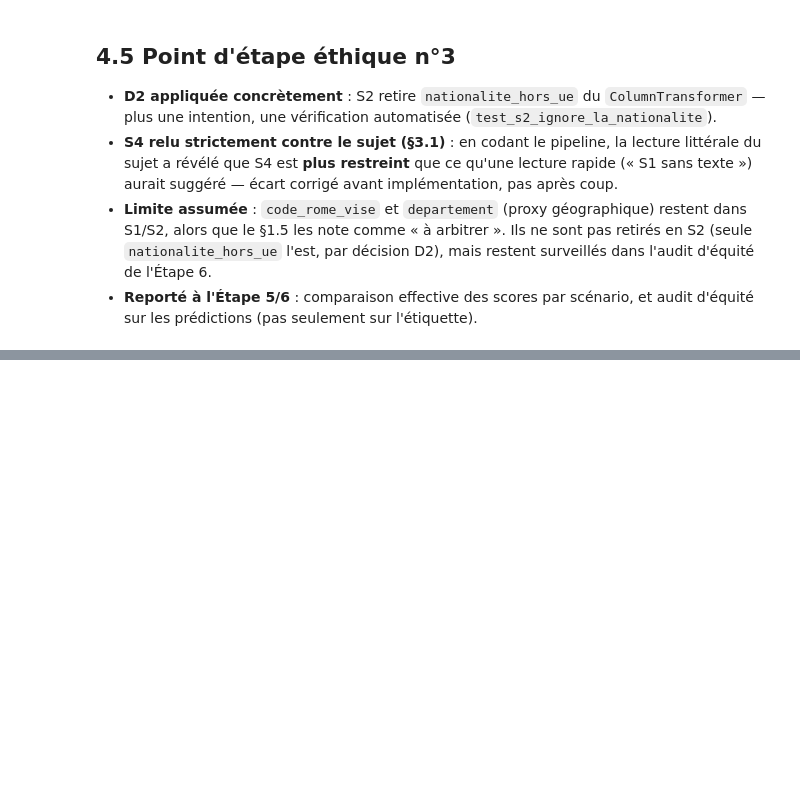
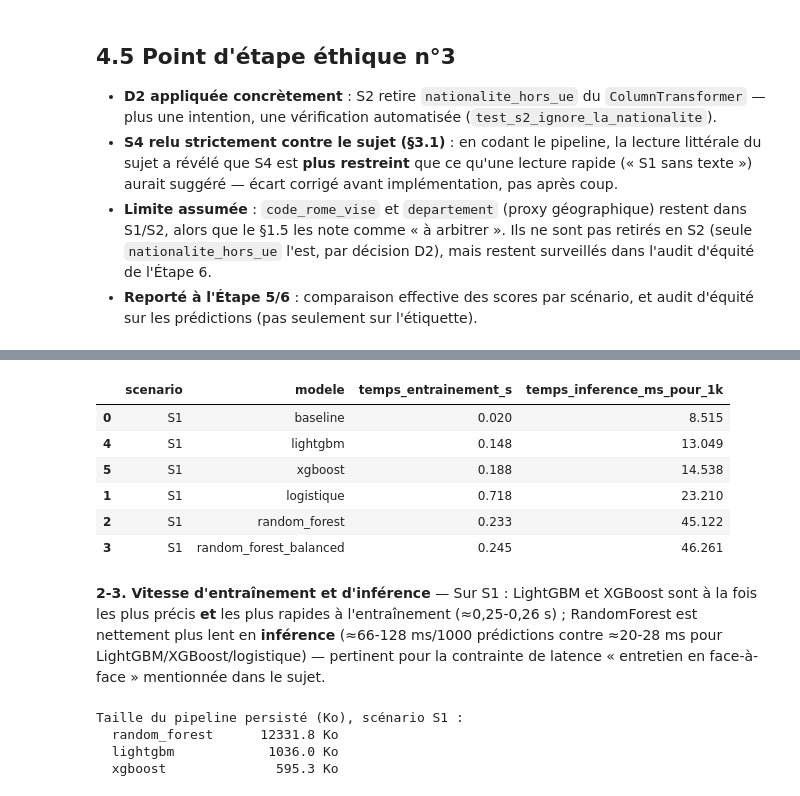
Before and after one commit to A949196/Cas_usage_Certif, a Jupyter notebook: notebook/use_case.ipynb, the cells around one changed output, grey strips where cells are left out. Cells and saved outputs as stored; diff of their text form; code cells hidden in the pictures; blank space fills up the shorter version.

```diff
--- a/notebook/use_case.ipynb
+++ b/notebook/use_case.ipynb
@@ -508,0 +603,38 @@ La fiche traite d'une pipeline d'ingestion base de données (migration, ingestio
+# %%
+colonnes_vitesse = ["scenario", "modele", "temps_entrainement_s", "temps_inference_ms_pour_1k"]
+resultats_benchmark.query("scenario == 'S1'")[colonnes_vitesse].round(3).sort_values("temps_inference_ms_pour_1k")
+# %% [output]
+|  | scenario | modele | temps_entrainement_s | temps_inference_ms_pour_1k |
+| 0 | S1 | baseline | 0.020 | 8.515 |
+| 4 | S1 | lightgbm | 0.148 | 13.049 |
+| 5 | S1 | xgboost | 0.188 | 14.538 |
+| 1 | S1 | logistique | 0.718 | 23.210 |
+| 2 | S1 | random_forest | 0.233 | 45.122 |
+| 3 | S1 | random_forest_balanced | 0.245 | 46.261 |
+# %% [markdown]
+**2-3. Vitesse d'entraînement et d'inférence** — Sur S1 : LightGBM et XGBoost sont à la fois les plus précis **et** les plus rapides à l'entraînement (≈0,25-0,26 s) ; RandomForest est nettement plus lent en **inférence** (≈66-128 ms/1000 prédictions contre ≈20-28 ms pour LightGBM/XGBoost/logistique) — pertinent pour la contrainte de latence « entretien en face-à-face » mentionnée dans le sujet.
+# %%
+import io
+import joblib
+from sklearn.pipeline import Pipeline
+
+tailles = {}
+for nom, modele in [
+    ("random_forest", RandomForestClassifier(random_state=SEED, n_jobs=-1)),
+    ("lightgbm", LGBMClassifier(random_state=SEED, verbosity=-1)),
+    ("xgboost", XGBClassifier(random_state=SEED, eval_metric="mlogloss", n_jobs=1)),
+]:
+    pipe = Pipeline([("pre", construire_preprocesseur("S1")), ("m", modele)])
+    pipe.fit(X_train, y_train)
+    buf = io.BytesIO()
+    joblib.dump(pipe, buf)
+    tailles[nom] = round(buf.tell() / 1024, 1)
+
+print("Taille du pipeline persisté (Ko), scénario S1 :")
+for nom, taille in tailles.items():
+    print(f"  {nom:15} {taille:>10} Ko")
+# %% [output]
+Taille du pipeline persisté (Ko), scénario S1 :
+  random_forest      12331.8 Ko
+  lightgbm            1036.0 Ko
+  xgboost              595.3 Ko
```
Also changed, not shown: parts of 11 cells of this notebook.
